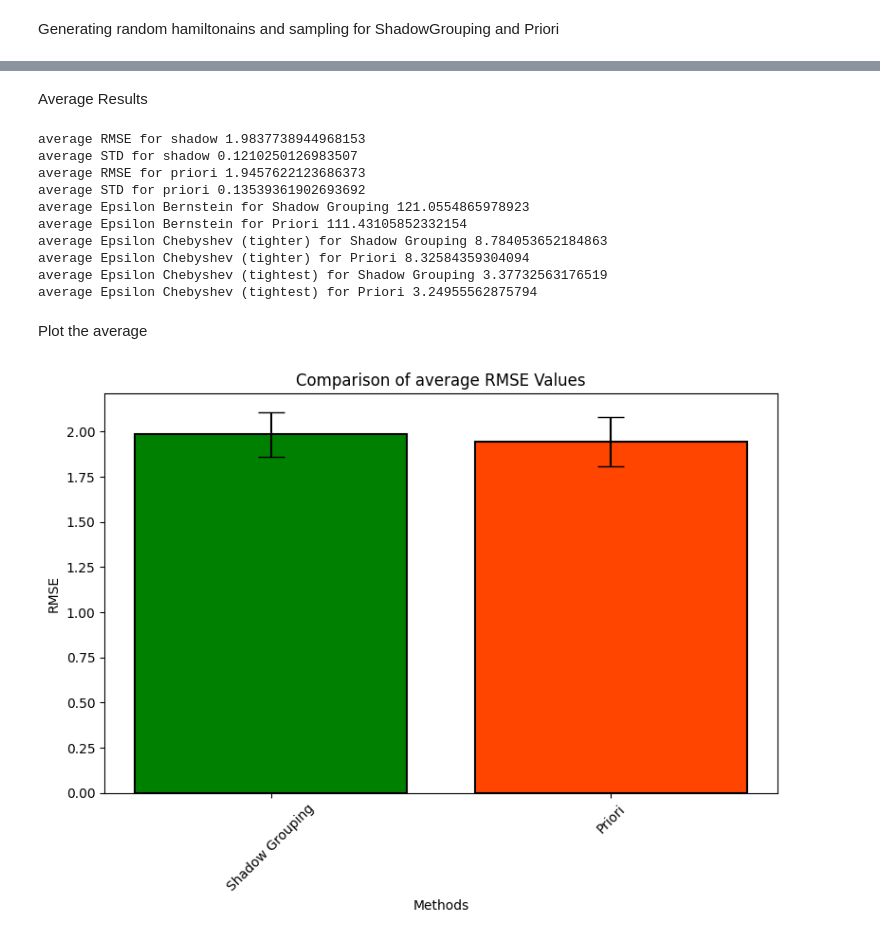
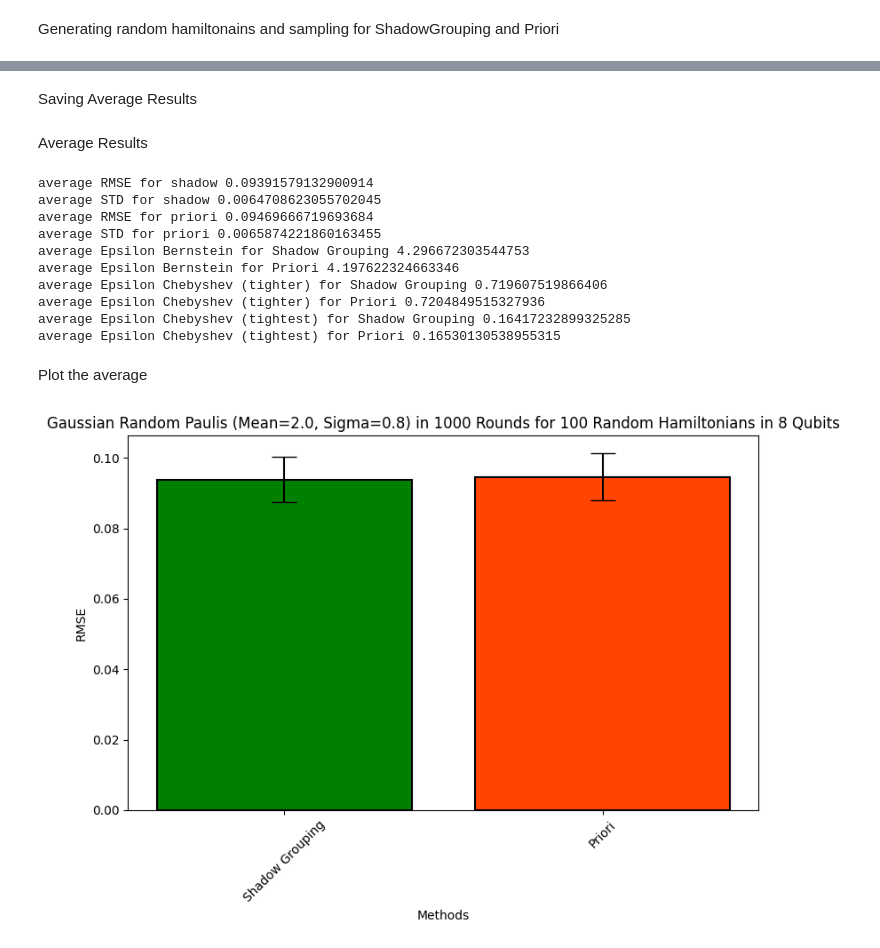
Before and after one commit to aebadi2013-droid/priory, a Jupyter notebook: sampling_SGv1_randomH.ipynb, the cells around one changed output, grey strips where cells are left out. Saved outputs shown, nothing was run; the diff lists cells and outputs as text; code cells hidden in the pictures.

```diff
--- a/sampling_SGv1_randomH.ipynb
+++ b/sampling_SGv1_randomH.ipynb
@@ -91,7 +91,7 @@ full path to file D:\priori\\Hamiltonians_v2\H2_6-31g_8qubits\jw.txt
 # %% [markdown]
 Generating random hamiltonains and sampling for ShadowGrouping and Priori
 # %%
-Nrandom = 1
+Nrandom = 100
 t_1 = time.time()
 Nreps = 100
 eps = 0.1
@@ -118,8 +118,8 @@ tightest = True
 for i in range(Nrandom):
     print(f"Round {i+1}")
     # 1. generate random Hamiltonian
-    gaussian_weights(os.path.join(full_folder_path, file_name), center=0, width=1)
-    #gaussian_random_paulis(os.path.join(full_folder_path, file_name), avg_support=5.8, std_support=1.0)
+    #gaussian_weights(os.path.join(full_folder_path, file_name), center=1.0, width=0.0)
+    gaussian_random_paulis(os.path.join(full_folder_path, file_name), avg_support=2.0, std_support=0.8)
     #uniform_weights(os.path.join(full_folder_path, file_name), low=-1, high=1)
     #uniform_random_paulis(os.path.join(full_folder_path, file_name), avg_support=5.8, std_support=1.0)
     # 2. Load pauli list and extract the exact ground state energy and state
@@ -200,12 +200,6 @@ for i in range(Nrandom):
 
 t_2 = time.time()
 print("Elapsed time in seconds: ", t_2 - t_1)
-eps_chebyshev_tighter_avg_shadow = sum_eps_chebyshev_tighter_shadow / Nrandom
-eps_chebyshev_tighter_avg_priori = sum_eps_chebyshev_tighter_priori / Nrandom
-eps_bernstein_avg_shadow = sum_eps_bernstein_shadow / Nrandom
-eps_bernstein_avg_priori = sum_eps_bernstein_priori / Nrandom
-eps_chebyshev_tightest_avg_shadow = sum_eps_chebyshev_tightest_shadow / Nrandom
-eps_chebyshev_tightest_avg_priori = sum_eps_chebyshev_tightest_priori / Nrandom
 # %% [output]
 Round 1
 Diagonalizing Hamiltonian to obtain numerical estimate for the ground-state energy...
@@ -229,0 +233,2 @@ Elapsed time in seconds:  36.65542912483215
+# %% [markdown]
+Saving Average Results
@@ -241,34 +271,35 @@ print("average Epsilon Chebyshev (tighter) for Priori", np.mean(epsilonchebyshev
 print("average Epsilon Chebyshev (tightest) for Shadow Grouping", np.mean(epsilonchychev_tightest_shadow))
 print("average Epsilon Chebyshev (tightest) for Priori", np.mean(epsilonchychev_tightest_priori))
 # %% [output]
-average RMSE for shadow 1.9837738944968153
-average STD for shadow 0.1210250126983507
-average RMSE for priori 1.9457622123686373
-average STD for priori 0.13539361902693692
-average Epsilon Bernstein for Shadow Grouping 121.0554865978923
-average Epsilon Bernstein for Priori 111.43105852332154
-average Epsilon Chebyshev (tighter) for Shadow Grouping 8.784053652184863
-average Epsilon Chebyshev (tighter) for Priori 8.32584359304094
-average Epsilon Chebyshev (tightest) for Shadow Grouping 3.37732563176519
-average Epsilon Chebyshev (tightest) for Priori 3.24955562875794
+average RMSE for shadow 0.09391579132900914
+average STD for shadow 0.0064708623055702045
+average RMSE for priori 0.09469666719693684
+average STD for priori 0.0065874221860163455
+average Epsilon Bernstein for Shadow Grouping 4.296672303544753
+average Epsilon Bernstein for Priori 4.197622324663346
+average Epsilon Chebyshev (tighter) for Shadow Grouping 0.719607519866406
+average Epsilon Chebyshev (tighter) for Priori 0.7204849515327936
+average Epsilon Chebyshev (tightest) for Shadow Grouping 0.16417232899325285
+average Epsilon Chebyshev (tightest) for Priori 0.16530130538955315
 # %% [markdown]
 Plot the average
 # %%
 import matplotlib.pyplot as plt
 import numpy as np
 
 methods = ['Shadow Grouping', 'Priori']
 rmse_means = [np.mean(rmse_values_shadow), np.mean(rmse_values_priori)]
 rmse_stds = [np.mean(rmse_stds_shadow), np.mean(rmse_stds_priori)]
 
 plt.figure(figsize=(8, 6))
 plt.bar(methods, rmse_means, yerr=rmse_stds, capsize=10, color=['green', '#FF4500'], edgecolor='black', linewidth=1.5)
 plt.ylabel('RMSE')
 plt.xlabel('Methods')
-plt.title('Comparison of average RMSE Values')
+#plt.title(f'Gaussian Random Coefficients (Mean=1.0, Sigma=0.0) in {Nrounds} Rounds for {Nrandom} Random Hamiltonians in {num_qubits[molecule_name]} Qubits')
+plt.title(f'Gaussian Random Paulis (Mean=2.0, Sigma=0.8) in {Nrounds} Rounds for {Nrandom} Random Hamiltonians in {num_qubits[molecule_name]} Qubits')
 plt.xticks(rotation=45)
 plt.ylim(0, None)  # Ensure the y-axis starts at zero
 plt.tight_layout()
 plt.show()
 # %% [output]
-[figure, old version]
+[figure, new version]
```
Also changed, not shown: parts of 10 cells of this notebook, 33 other files.
